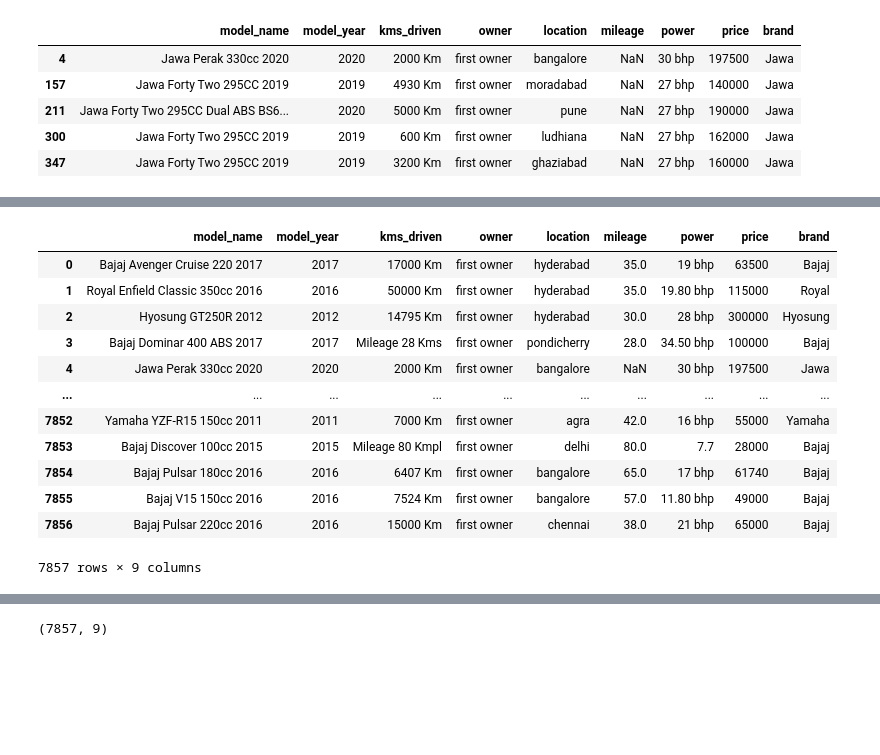
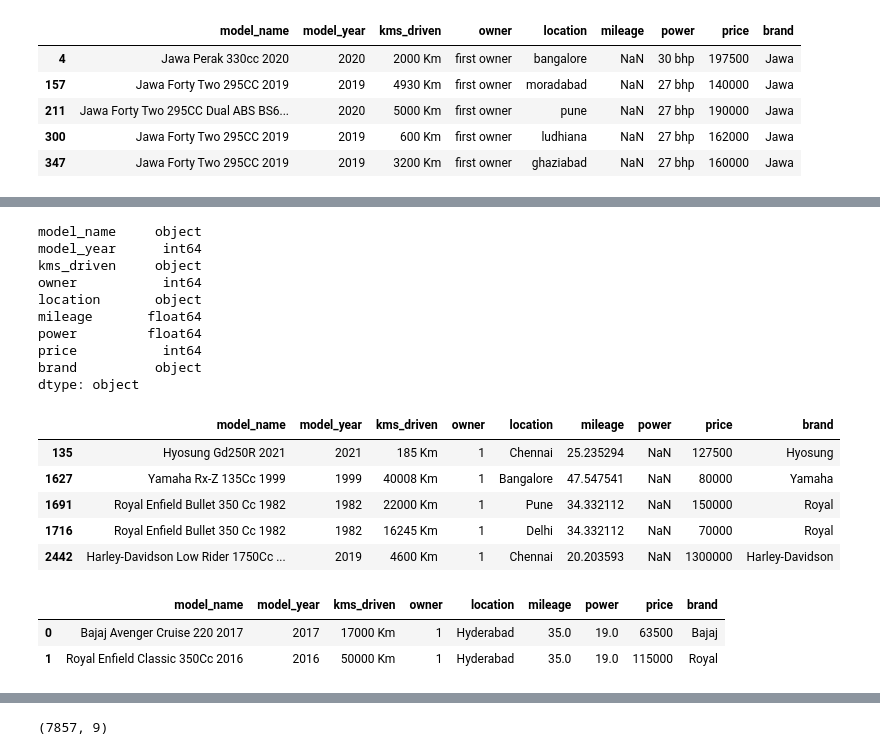
Before and after one commit to sushantkas/Pr-2-used-bikes, a Jupyter notebook: EDA.ipynb, the cells around one changed output, grey strips where cells are left out. Saved outputs shown, nothing was run; the diff lists cells and outputs as text; code cells hidden in the pictures; blank space fills up the shorter version.

```diff
--- a/EDA.ipynb
+++ b/EDA.ipynb
@@ -309,0 +326,3 @@ data1=pd.read_csv('bikes.csv')
+# %%
+lambda x: x.str.title()
+bikes[["model_name", "brand", "location"]]=bikes[["model_name", "brand", "location"]].apply(lambda x: x.str.title() if x.dtype == "object" else x)
@@ -309,0 +414,7 @@ data1=pd.read_csv('bikes.csv')
+# %%
+# Cleaning the power column
+power_bhp=lambda x: re.sub(r'[a-zA-Z]', '',  x.split(" ")[0])[:3] if isinstance(x, str) else x
+# %%
+bikes["power"]=bikes["power"].apply(power_bhp)
+# %%
+bikes["power"]=pd.to_numeric(bikes["power"].astype(float).values, errors='coerce')
@@ -310,19 +437,31 @@ data1=pd.read_csv('bikes.csv')
+# %%
+bikes.dtypes
+# %% [output]
+model_name     object
+model_year      int64
+kms_driven     object
+owner           int64
+location       object
+mileage       float64
+power         float64
+price           int64
+brand          object
+dtype: object
 # %%
-bike_preprocess(data1)
+bikes[bikes["power"].isnull()].head()
 # %% [output]
 |  | model_name | model_year | kms_driven | owner | location | mileage | power | price | brand |
-| 0 | Bajaj Avenger Cruise 220 2017 | 2017 | 17000 Km | first owner | hyderabad | 35.0 | 19 bhp | 63500 | Bajaj |
-| 1 | Royal Enfield Classic 350cc 2016 | 2016 | 50000 Km | first owner | hyderabad | 35.0 | 19.80 bhp | 115000 | Royal |
-| 2 | Hyosung GT250R 2012 | 2012 | 14795 Km | first owner | hyderabad | 30.0 | 28 bhp | 300000 | Hyosung |
-| 3 | Bajaj Dominar 400 ABS 2017 | 2017 | Mileage 28 Kms | first owner | pondicherry | 28.0 | 34.50 bhp | 100000 | Bajaj |
-| 4 | Jawa Perak 330cc 2020 | 2020 | 2000 Km | first owner | bangalore | NaN | 30 bhp | 197500 | Jawa |
-| ... | ... | ... | ... | ... | ... | ... | ... | ... | ... |
-| 7852 | Yamaha YZF-R15 150cc 2011 | 2011 | 7000 Km | first owner | agra | 42.0 | 16 bhp | 55000 | Yamaha |
-| 7853 | Bajaj Discover 100cc 2015 | 2015 | Mileage 80 Kmpl | first owner | delhi | 80.0 | 7.7 | 28000 | Bajaj |
-| 7854 | Bajaj Pulsar 180cc 2016 | 2016 | 6407 Km | first owner | bangalore | 65.0 | 17 bhp | 61740 | Bajaj |
-| 7855 | Bajaj V15 150cc 2016 | 2016 | 7524 Km | first owner | bangalore | 57.0 | 11.80 bhp | 49000 | Bajaj |
-| 7856 | Bajaj Pulsar 220cc 2016 | 2016 | 15000 Km | first owner | chennai | 38.0 | 21 bhp | 65000 | Bajaj |
+| 135 | Hyosung Gd250R 2021 | 2021 | 185 Km | 1 | Chennai | 25.235294 | NaN | 127500 | Hyosung |
+| 1627 | Yamaha Rx-Z 135Cc 1999 | 1999 | 40008 Km | 1 | Bangalore | 47.547541 | NaN | 80000 | Yamaha |
+| 1691 | Royal Enfield Bullet 350 Cc 1982 | 1982 | 22000 Km | 1 | Pune | 34.332112 | NaN | 150000 | Royal |
+| 1716 | Royal Enfield Bullet 350 Cc 1982 | 1982 | 16245 Km | 1 | Delhi | 34.332112 | NaN | 70000 | Royal |
+| 2442 | Harley-Davidson Low Rider 1750Cc ... | 2019 | 4600 Km | 1 | Chennai | 20.203593 | NaN | 1300000 | Harley-Davidson |
-7857 rows × 9 columns
+# %%
+bikes.head(2)
+# %% [output]
+|  | model_name | model_year | kms_driven | owner | location | mileage | power | price | brand |
+| 0 | Bajaj Avenger Cruise 220 2017 | 2017 | 17000 Km | 1 | Hyderabad | 35.0 | 19.0 | 63500 | Bajaj |
+| 1 | Royal Enfield Classic 350Cc 2016 | 2016 | 50000 Km | 1 | Hyderabad | 35.0 | 19.0 | 115000 | Royal |
 # %%
 bikes[bikes["model_name"].str.contains("cc")]
 # %% [output]
```
Also changed, not shown: parts of 31 cells of this notebook.
